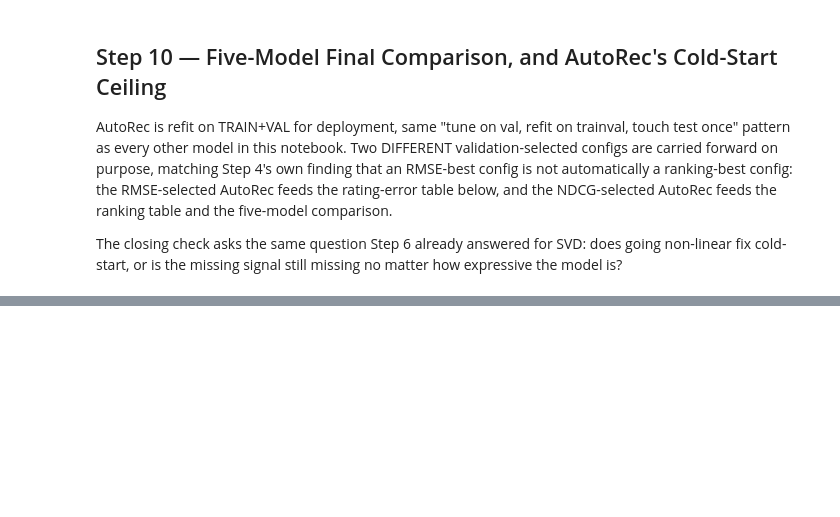
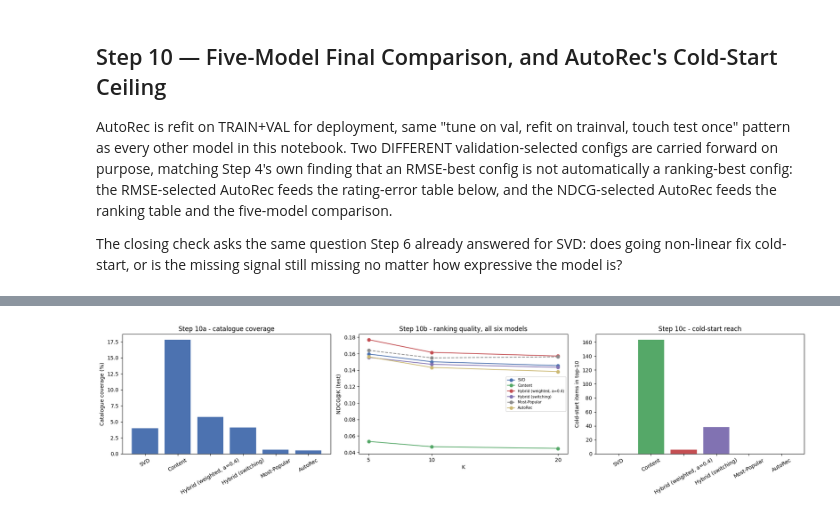
Before and after one commit to aungkyawzayya/MovieRecommendation, a Jupyter notebook: notebooks/01_eda.ipynb, the cells around one changed output, grey strips where cells are left out. Saved outputs shown, nothing was run; the diff lists cells and outputs as text; code cells hidden in the pictures; blank space fills up the shorter version.

```diff
--- a/notebooks/01_eda.ipynb
+++ b/notebooks/01_eda.ipynb
@@ -1215,8 +1239,11 @@ final_rankers["AutoRec"] = lambda uid: autorec_ndcg_deploy.recommend_top_n(uid,
 final_reachable_pool["AutoRec"] = len(popularity)  # scores the whole catalogue, like SVD
 
 autorec_ranking = evaluate_ranking_at_ks(final_rankers["AutoRec"], relevant_test, Ks)
-final_ndcg["AutoRec"] = [autorec_ranking[k][f"NDCG@{k}"] for k in Ks]
-final_precision["AutoRec"] = [autorec_ranking[k][f"Precision@{k}"] for k in Ks]
+# Assign as a Series keyed by K, not a bare list: a list lines up by
+# POSITION, so it would silently mis-file the values if Ks were ever
+# reordered relative to the table's index.
+final_ndcg["AutoRec"] = pd.Series({k: autorec_ranking[k][f"NDCG@{k}"] for k in Ks})
+final_precision["AutoRec"] = pd.Series({k: autorec_ranking[k][f"Precision@{k}"] for k in Ks})
 
 print("\n=== NDCG@K on TEST - five models ===")
 print(final_ndcg.to_string(float_format=lambda v: f"{v:.4f}"))
@@ -1308,0 +1342,69 @@ AutoRec cold-start items in top-10 (out of 6100 slots): 0  (0.00% of slots)
+# %%
+# Rebuild coverage for ALL models including AutoRec. final_rankers and
+# final_reachable_pool both gained an "AutoRec" entry in the cell above, so
+# Step 8's versions of these tables are now one model short — recompute here
+# rather than leaving the report with a 5-model figure beside a 6-model table.
+final_top10 = {
+    name: {uid: fn(uid)[:10] for uid in all_users}
+    for name, fn in final_rankers.items()
+}
+
+all_bias_rows = []
+for name in final_rankers:
+    items, pops = set(), []
+    for uid in all_users:
+        for m in final_top10[name][uid]:
+            items.add(m)
+            pops.append(popularity.get(m, 0))
+    all_bias_rows.append({
+        "Recommender": name,
+        "Catalog coverage": len(items) / len(popularity),
+        "Coverage of reachable pool": len(items) / final_reachable_pool[name],
+        "Mean popularity of recs": float(np.mean(pops)) if pops else np.nan,
+    })
+all_bias_df = pd.DataFrame(all_bias_rows).set_index("Recommender")
+
+all_cold_hits = {
+    name: sum(len(set(final_top10[name][uid]) & cold_items) for uid in all_users)
+    for name in final_rankers
+}
+
+print("=== Coverage and popularity bias - all six models ===")
+print(all_bias_df.to_string(formatters={
+    "Catalog coverage": "{:.1%}".format,
+    "Coverage of reachable pool": "{:.1%}".format,
+    "Mean popularity of recs": "{:.1f}".format,
+}))
+print(f"\n=== Cold-start items in top-10 (out of {len(all_users) * 10} slots) ===")
+for name, hits in all_cold_hits.items():
+    print(f"{name:35s}: {hits:5d}  ({100 * hits / (len(all_users) * 10):.2f}% of slots)")
+
+fig, axes = plt.subplots(1, 3, figsize=(19, 4.8))
+
+axes[0].bar(all_bias_df.index, all_bias_df["Catalog coverage"] * 100, color="#4C72B0")
+axes[0].set_ylabel("Catalogue coverage (%)")
+axes[0].set_title("Step 10a - catalogue coverage")
+axes[0].tick_params(axis="x", rotation=30)
+
+palette = {"SVD": "#4C72B0", "Content": "#55A868",
+           f"Hybrid (weighted, a={best_alpha})": "#C44E52",
+           "Hybrid (switching)": "#8172B2", "Most-Popular": "#8C8C8C",
+           "AutoRec": "#CCB974"}
+for name in final_ndcg.columns:
+    axes[1].plot(final_ndcg.index, final_ndcg[name], marker="o",
+                 linestyle="--" if name == "Most-Popular" else "-",
+                 color=palette.get(name), label=name)
+axes[1].set_xlabel("K"); axes[1].set_ylabel("NDCG@K (test)")
+axes[1].set_xticks(Ks)
+axes[1].set_title("Step 10b - ranking quality, all six models")
+axes[1].legend(fontsize=7)
+
+axes[2].bar(list(all_cold_hits.keys()), list(all_cold_hits.values()),
+            color=[palette.get(n, "#4C72B0") for n in all_cold_hits])
+axes[2].set_ylabel("Cold-start items in top-10")
+axes[2].set_title("Step 10c - cold-start reach")
+axes[2].tick_params(axis="x", rotation=30)
+
+plt.tight_layout()
+plt.show()
+# %% [output]
@@ -1308,0 +1428 @@ AutoRec cold-start items in top-10 (out of 6100 slots): 0  (0.00% of slots)
+[figure, added]
```
Also changed, not shown: parts of 6 cells of this notebook, 5 other files.
